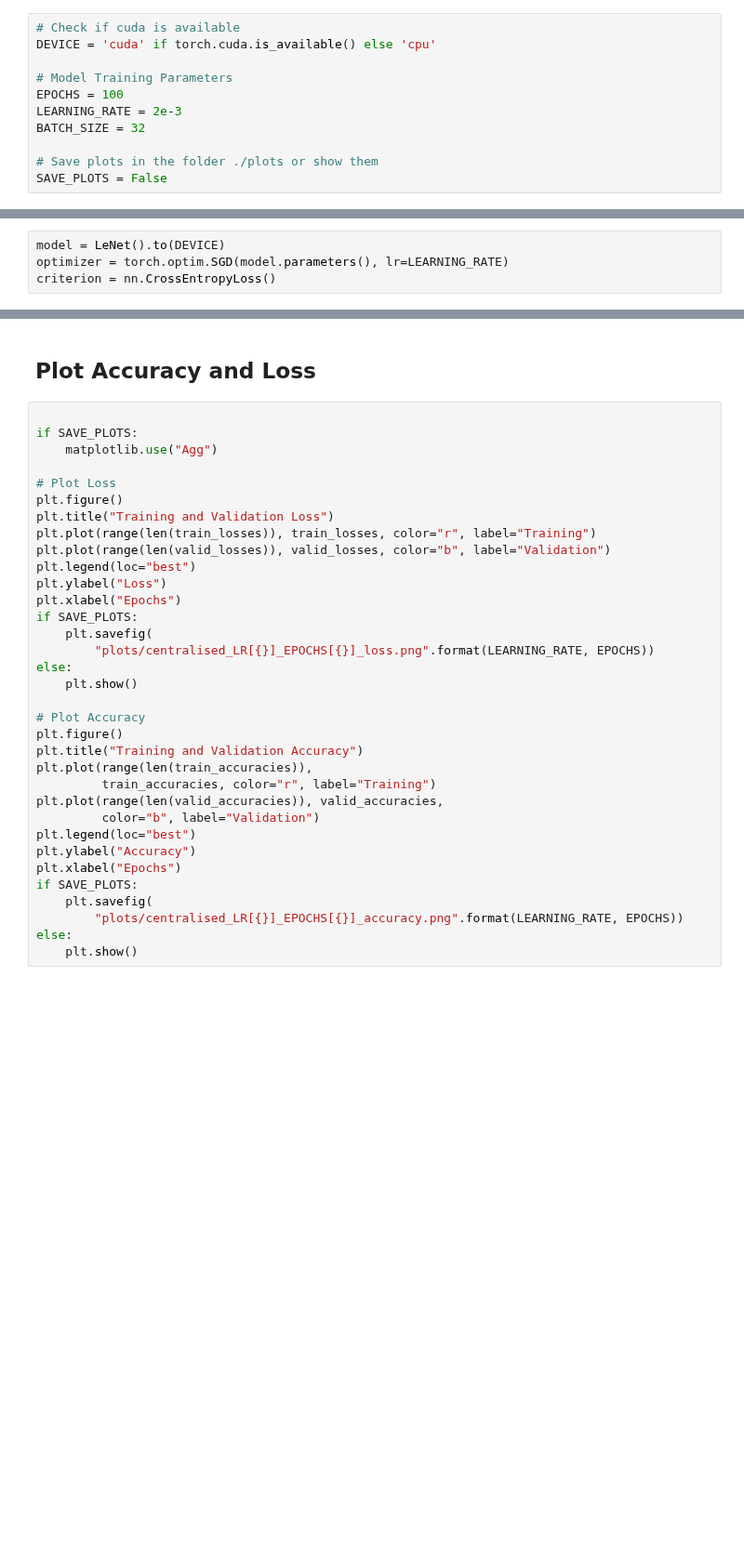
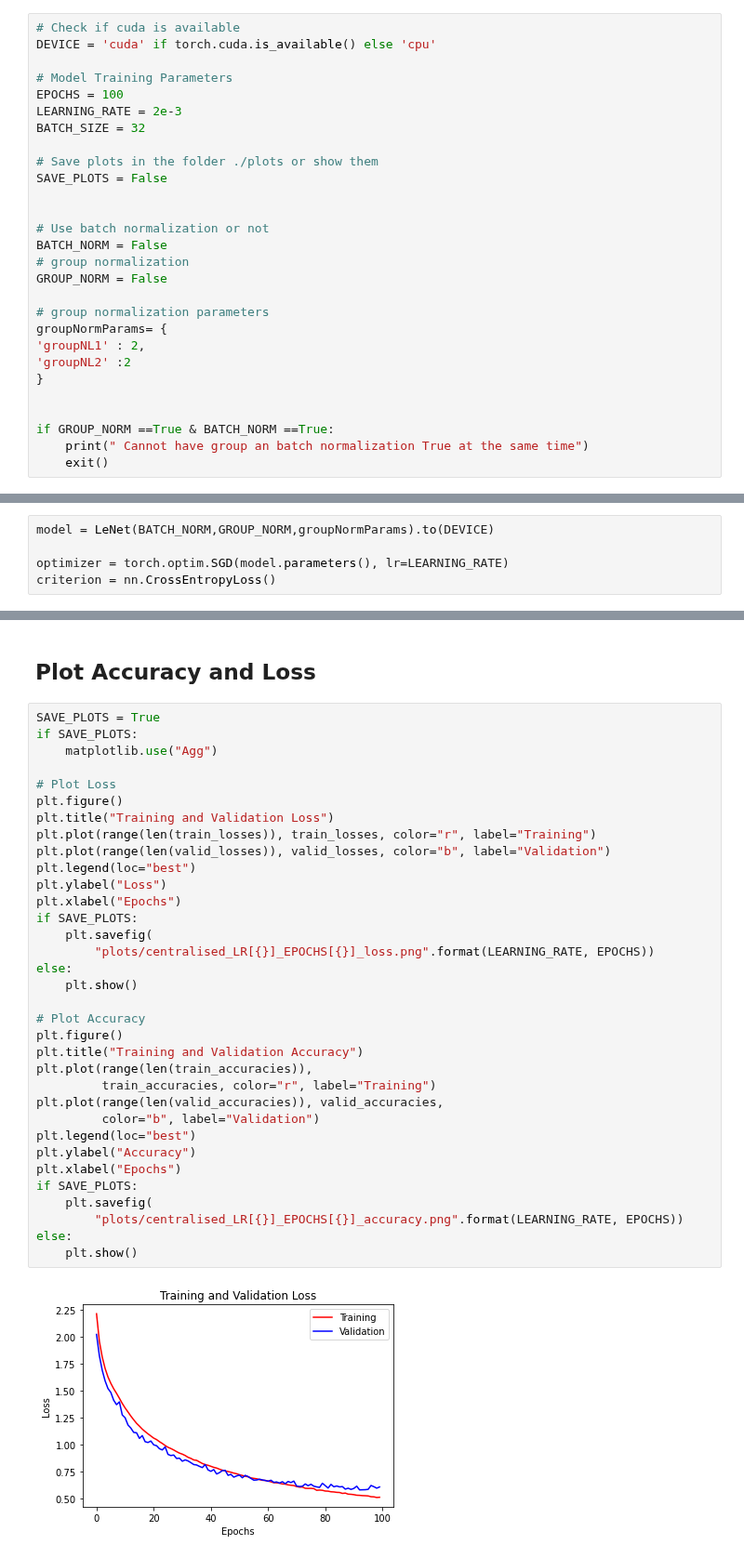
Before and after one commit to thebouda/AMLProject, a Jupyter notebook: centralisedModel.ipynb, the cells around one changed output, grey strips where cells are left out. Shown at 93% size. Drawn from its saved outputs; the diff is of its cells as text; blank space fills up the shorter version.

```diff
--- a/centralisedModel.ipynb
+++ b/centralisedModel.ipynb
@@ -20,6 +20,23 @@ BATCH_SIZE = 32
 
 # Save plots in the folder ./plots or show them
 SAVE_PLOTS = False
+
+
+# Use batch normalization or not
+BATCH_NORM = False
+# group normalization
+GROUP_NORM = False
+
+# group normalization parameters
+groupNormParams= {
+'groupNL1' : 2,
+'groupNL2' :2
+}
+
+
+if GROUP_NORM ==True & BATCH_NORM ==True:
+    print(" Cannot have group an batch normalization True at the same time")
+    exit()
 # %% [markdown]
 ## Training and Validation functions
 # %%
@@ -168,7 +185,8 @@ test_loader = torch.utils.data.DataLoader(datasets.CIFAR10('./data', train=False
 # %% [markdown]
 ## Model Selection
 # %%
-model = LeNet().to(DEVICE)
+model = LeNet(BATCH_NORM,GROUP_NORM,groupNormParams).to(DEVICE)
+
 optimizer = torch.optim.SGD(model.parameters(), lr=LEARNING_RATE)
 criterion = nn.CrossEntropyLoss()
 # %% [markdown]
@@ -179,36 +215,38 @@ model, optimizer, (train_losses, valid_losses), (train_accuracies, valid_accurac
 # %% [markdown]
 ## Plot Accuracy and Loss
 # %%
-
+SAVE_PLOTS = True
 if SAVE_PLOTS:
     matplotlib.use("Agg")
 
 # Plot Loss
 plt.figure()
 plt.title("Training and Validation Loss")
 plt.plot(range(len(train_losses)), train_losses, color="r", label="Training")
 plt.plot(range(len(valid_losses)), valid_losses, color="b", label="Validation")
 plt.legend(loc="best")
 plt.ylabel("Loss")
 plt.xlabel("Epochs")
 if SAVE_PLOTS:
     plt.savefig(
         "plots/centralised_LR[{}]_EPOCHS[{}]_loss.png".format(LEARNING_RATE, EPOCHS))
 else:
     plt.show()
 
 # Plot Accuracy
 plt.figure()
 plt.title("Training and Validation Accuracy")
 plt.plot(range(len(train_accuracies)),
          train_accuracies, color="r", label="Training")
 plt.plot(range(len(valid_accuracies)), valid_accuracies,
          color="b", label="Validation")
 plt.legend(loc="best")
 plt.ylabel("Accuracy")
 plt.xlabel("Epochs")
 if SAVE_PLOTS:
     plt.savefig(
         "plots/centralised_LR[{}]_EPOCHS[{}]_accuracy.png".format(LEARNING_RATE, EPOCHS))
 else:
     plt.show()
+# %% [output]
+[figure, added]
```
Also changed, not shown: parts of 2 cells of this notebook, 3 other files.
